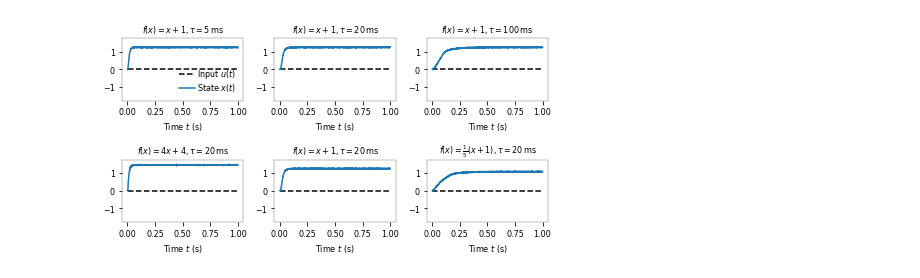
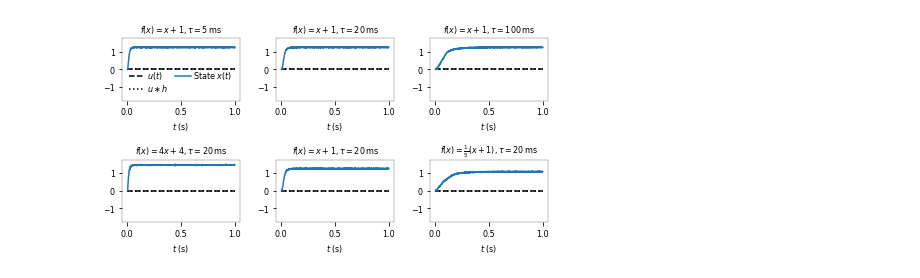
Before and after one commit to astoeckel/syde556-w20, a Jupyter notebook: lectures/lecture_06/media/code/dynamics_experiments.ipynb, the cells around one changed output. Drawn from its saved outputs; the diff is of its cells as text; code cells hidden in the pictures.

```diff
--- a/lectures/lecture_06/media/code/dynamics_experiments.ipynb
+++ b/lectures/lecture_06/media/code/dynamics_experiments.ipynb
@@ -7,18 +7,19 @@ import matplotlib.pyplot as plt
 from nengo.processes import Piecewise
 # %%
 def simulate_dynamics(
-        stim, feedback, T=1.0, dt=1e-3, tau=100e-3):
+        stim, feedback, T=1.0, dt=1e-3, tau=100e-3, tauProbe=10e-3, n_neurons=100):
+
     with nengo.Network(seed=581) as model:
         nd_stim = nengo.Node(stim)
 
         ens_x = nengo.Ensemble(
-            n_neurons=100, dimensions=1)
+            n_neurons=n_neurons, dimensions=1)
 
         nengo.Connection(nd_stim, ens_x, synapse=tau)
         nengo.Connection(ens_x, ens_x, function=feedback, synapse=tau)
 
         p_stim = nengo.Probe(nd_stim)
-        p_x = nengo.Probe(ens_x, synapse=10e-3)
+        p_x = nengo.Probe(ens_x, synapse=tauProbe)
 
     with nengo.Simulator(model, dt=dt, progress_bar=None) as sim:
         sim.run(T)
@@ -28,24 +29,25 @@ def simulate_dynamics(
         sim.data[p_stim], \
         sim.data[p_x]
 # %%
-def plot_dynamics(ts, us, xs, ax=None, show_legend=True, show_input=True, range_=1.75, label='State $x(t)$', zorder=None):
+def plot_dynamics(ts, us, xs, ax=None, show_legend=True, show_input=True, range_=1.75, label='State $x(t)$', tauProbe=10e-3):
     if ax is None:
         fig, ax = plt.subplots(figsize=(3.5, 3))
     else:
         fig = ax.get_figure()
 
     if show_input:
-        ax.plot(ts, us, 'k--', label='Input $u(t)$')
-    ax.plot(ts, xs, label=label, zorder=zorder)
+        ax.plot(ts, us, 'k--', label='$u(t)$')
+        ax.plot(ts, nengo.Lowpass(tauProbe).filt(us, dt=1e-3), 'k:', label='$(u \\ast h)(t)$')
+    ax.plot(ts, xs, label=label)
     if show_legend:
         ax.legend(
-            ncol=1,
+            ncol=2,
             handlelength=2.0,
             handletextpad=0.25,
             labelspacing=0.1,
             columnspacing=0.75
         )
-    ax.set_xlabel('Time $t$ (s)')
+    ax.set_xlabel('$t$ (s)')
     if isinstance(range_, tuple):
         ax.set_ylim(*range_)
     else:
@@ -53,50 +55,56 @@ def plot_dynamics(ts, us, xs, ax=None, show_legend=True, show_input=True, range_
 
     return fig, ax
 # %%
-fig, axs = plt.subplots(2, 3, figsize=(6.5, 3.5))
+def mk_fxp1_fig(figsize=(6.5, 3.5)):
+    fig, axs = plt.subplots(2, 3, figsize=figsize)
 
-_, ax = plot_dynamics(*simulate_dynamics(
-    lambda t: 0.0,
-    lambda x: x + 1,
-    tau=5e-3,
-), ax=axs[0, 0])
-ax.set_title("$f(x) = x + 1, \\tau = 5\,\\mathrm{ms}$");
+    _, ax = plot_dynamics(*simulate_dynamics(
+        lambda t: 0.0,
+        lambda x: x + 1,
+        tau=5e-3,
+    ), ax=axs[0, 0])
+    ax.set_title("$f(x) = x + 1, \\tau = 5\,\\mathrm{ms}$");
 
-_, ax = plot_dynamics(*simulate_dynamics(
-    lambda t: 0.0,
-    lambda x: x + 1,
-    tau=20e-3,
-), ax=axs[0, 1], show_legend=False)
-ax.set_title("$f(x) = x + 1, \\tau = 20\,\\mathrm{ms}$");
+    _, ax = plot_dynamics(*simulate_dynamics(
+        lambda t: 0.0,
+        lambda x: x + 1,
+        tau=20e-3,
+    ), ax=axs[0, 1], show_legend=False)
+    ax.set_title("$f(x) = x + 1, \\tau = 20\,\\mathrm{ms}$");
 
-_, ax = plot_dynamics(*simulate_dynamics(
-    lambda t: 0.0,
-    lambda x: x + 1,
-), ax=axs[0, 2], show_legend=False)
-ax.set_title("$f(x) = x + 1, \\tau = 100\,\\mathrm{ms}$");
+    _, ax = plot_dynamics(*simulate_dynamics(
+        lambda t: 0.0,
+        lambda x: x + 1,
+    ), ax=axs[0, 2], show_legend=False)
+    ax.set_title("$f(x) = x + 1, \\tau = 100\,\\mathrm{ms}$");
 
-_, ax = plot_dynamics(*simulate_dynamics(
-    lambda t: 0.0,
-    lambda x: 4 * (x + 1),
-    tau=5e-3,
-), ax=axs[1, 0], show_legend=False)
-ax.set_title("$f(x) = 4x + 4, \\tau = 20\,\\mathrm{ms}$");
+    _, ax = plot_dynamics(*simulate_dynamics(
+        lambda t: 0.0,
+        lambda x: 4 * (x + 1),
+        tau=5e-3,
+    ), ax=axs[1, 0], show_legend=False)
+    ax.set_title("$f(x) = 4x + 4, \\tau = 20\,\\mathrm{ms}$");
 
-_, ax = plot_dynamics(*simulate_dynamics(
-    lambda t: 0.0,
-    lambda x: x + 1,
-    tau=20e-3,
-), ax=axs[1, 1], show_legend=False)
-ax.set_title("$f(x) = x + 1, \\tau = 20\,\\mathrm{ms}$");
+    _, ax = plot_dynamics(*simulate_dynamics(
+        lambda t: 0.0,
+        lambda x: x + 1,
+        tau=20e-3,
+    ), ax=axs[1, 1], show_legend=False)
+    ax.set_title("$f(x) = x + 1, \\tau = 20\,\\mathrm{ms}$");
 
-_, ax = plot_dynamics(*simulate_dynamics(
-    lambda t: 0.0,
-    lambda x: 0.2 * x + 1,
-), ax=axs[1, 2], show_legend=False)
-ax.set_title("$f(x) = \\frac{1}{5}(x + 1), \\tau = 20\,\\mathrm{ms}$");
+    _, ax = plot_dynamics(*simulate_dynamics(
+        lambda t: 0.0,
+        lambda x: 0.2 * x + 1,
+    ), ax=axs[1, 2], show_legend=False)
+    ax.set_title("$f(x) = \\frac{1}{5}(x + 1), \\tau = 20\,\\mathrm{ms}$");
 
+    fig.tight_layout()
+    return fig
 
-fig.tight_layout()
-fig.savefig('../fxp1_example.pdf', bbox_inches='tight', transparent=True)
+mk_fxp1_fig().savefig('../fxp1_example.pdf', bbox_inches='tight', transparent=True)
+
+fig = mk_fxp1_fig(figsize=(6.5, 2.75))
+plt.subplots_adjust(hspace=1.4)
+fig.savefig('../fxp1_example_small.pdf', bbox_inches='tight', transparent=True)
 # %% [output]
-[figure, old version]
+[figure, new version]
```
Also changed, not shown: parts of 4 cells of this notebook, 26 other files.
